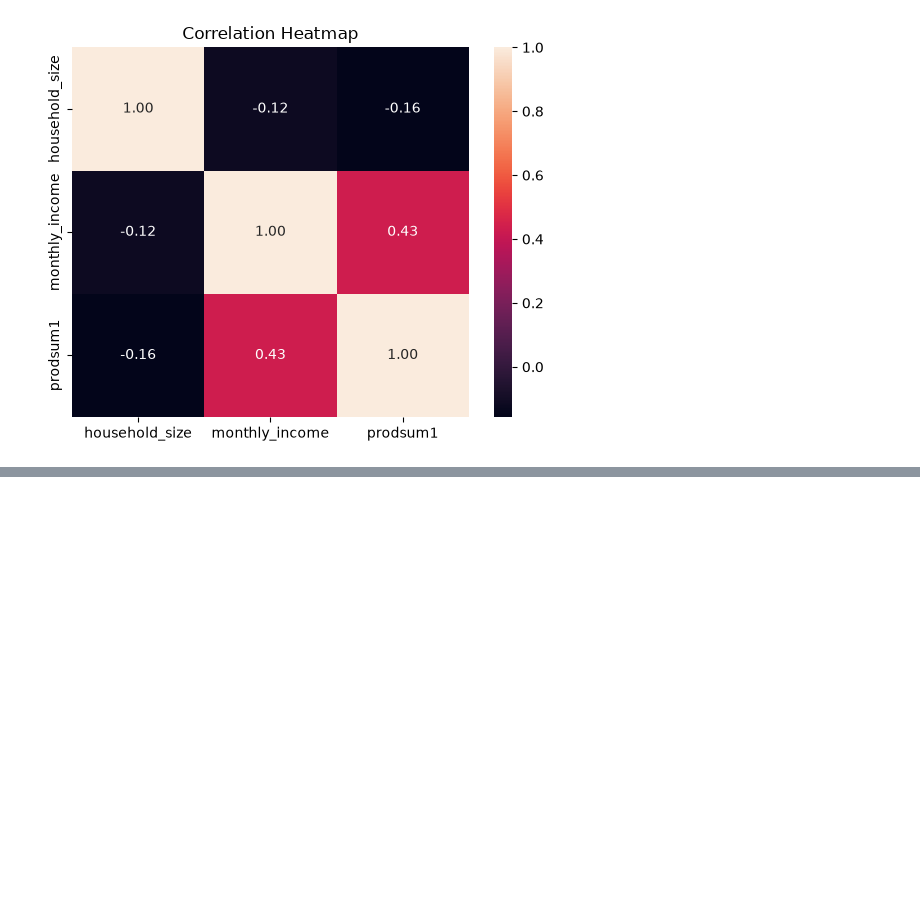
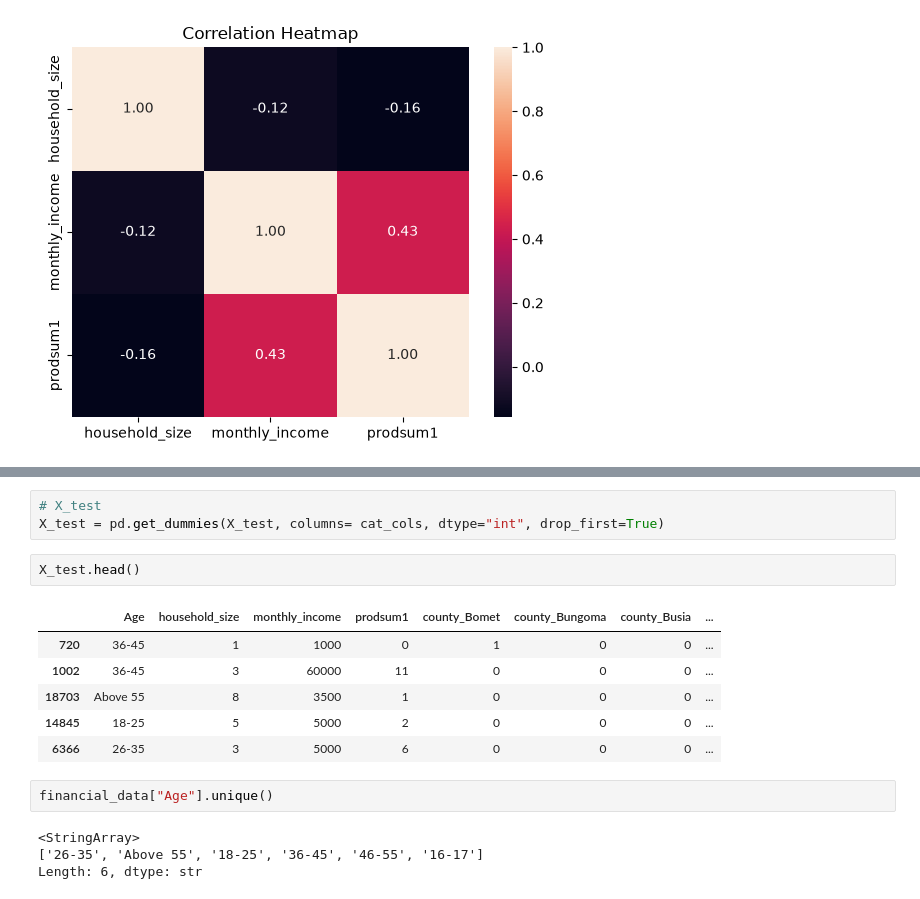
Before and after one commit to OleSuyaye/financial-status-prediction, a Jupyter notebook: notebook/finaccess.ipynb, the cells around one changed output, grey strips where cells are left out. Drawn from its saved outputs; the diff is of its cells as text; blank space fills up the shorter version.

```diff
--- a/notebook/finaccess.ipynb
+++ b/notebook/finaccess.ipynb
@@ -580,0 +638,18 @@ plt.show()
+# %%
+# X_test
+X_test = pd.get_dummies(X_test, columns= cat_cols, dtype="int", drop_first=True)
+# %%
+X_test.head()
+# %% [output]
+|  | Age | household_size | monthly_income | prodsum1 | county_Bomet | county_Bungoma | county_Busia | ... |
+| 720 | 36-45 | 1 | 1000 | 0 | 1 | 0 | 0 | ... |
+| 1002 | 36-45 | 3 | 60000 | 11 | 0 | 0 | 0 | ... |
+| 18703 | Above 55 | 8 | 3500 | 1 | 0 | 0 | 0 | ... |
+| 14845 | 18-25 | 5 | 5000 | 2 | 0 | 0 | 0 | ... |
+| 6366 | 26-35 | 3 | 5000 | 6 | 0 | 0 | 0 | ... |
+# %%
+financial_data["Age"].unique()
+# %% [output]
+<StringArray>
+['26-35', 'Above 55', '18-25', '36-45', '46-55', '16-17']
+Length: 6, dtype: str
```
Also changed, not shown: parts of 18 cells of this notebook.
